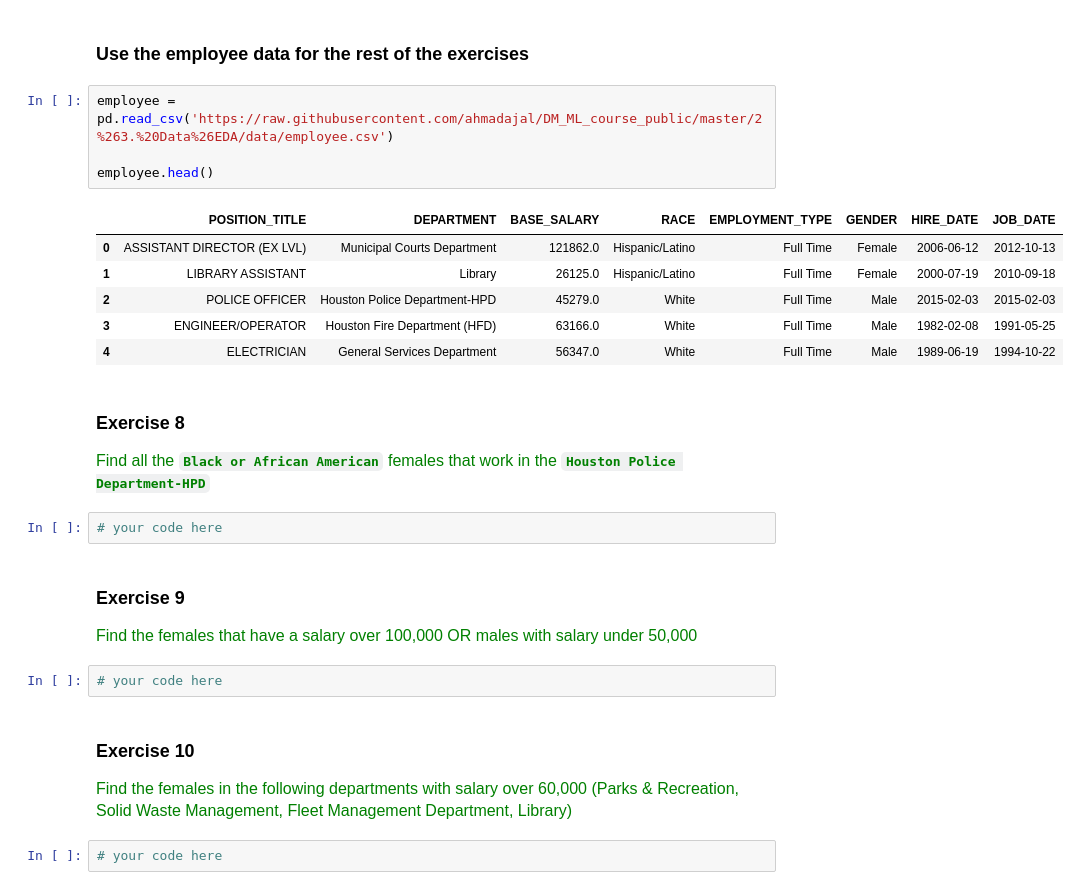
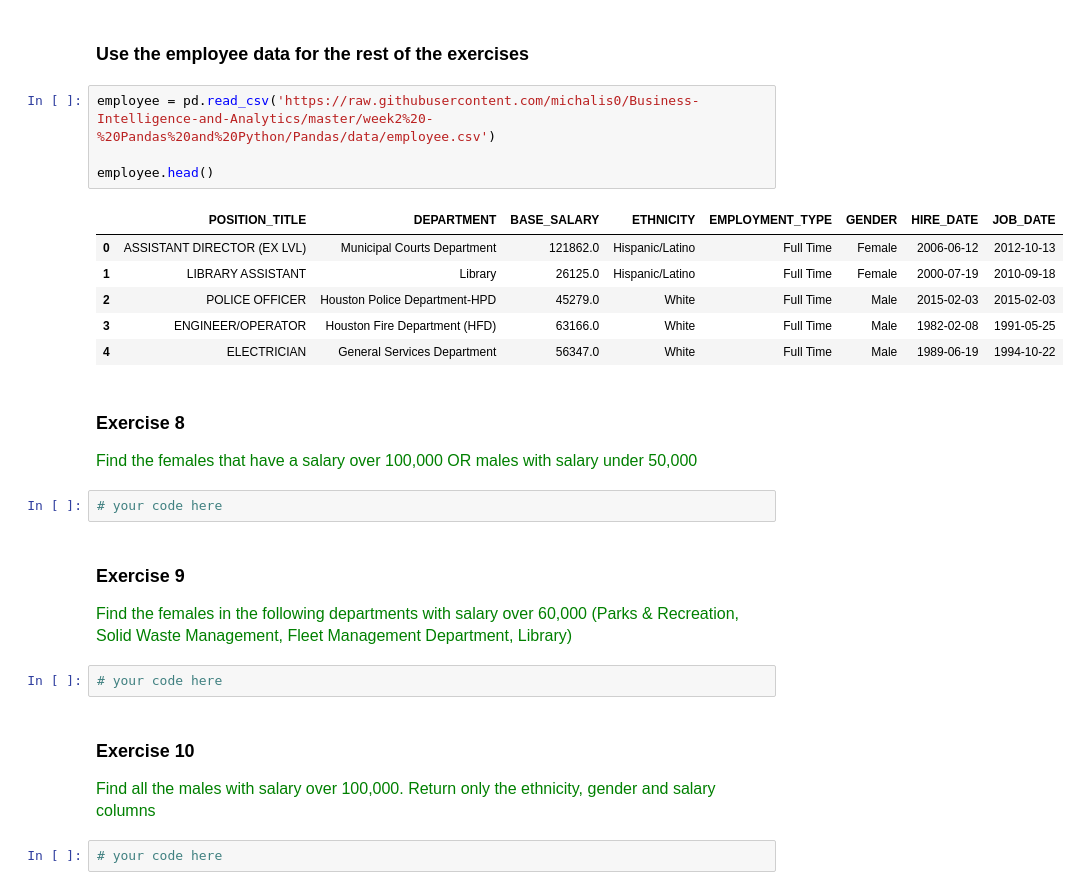
Before and after one commit to michalis0/Business-Intelligence-and-Analytics, a Jupyter notebook: week2 - Pandas and Python/walkthroughs/02 Boolean Indexing.ipynb, the cells around one changed output. Cells and saved outputs as stored; diff of their text form.

```diff
--- a/week2 - Pandas and Python/walkthroughs/02 Boolean Indexing.ipynb
+++ b/week2 - Pandas and Python/walkthroughs/02 Boolean Indexing.ipynb
@@ -891,11 +891,11 @@ so.head()
 # %% [markdown]
 ### Use the employee data for the rest of the exercises
 # %%
-employee = pd.read_csv('https://raw.githubusercontent.com/ahmadajal/DM_ML_course_public/master/2%263.%20Data%26EDA/data/employee.csv')
+employee = pd.read_csv('https://raw.githubusercontent.com/michalis0/Business-Intelligence-and-Analytics/master/week2%20-%20Pandas%20and%20Python/Pandas/data/employee.csv')
 
 employee.head()
 # %% [output]
-|  | POSITION_TITLE | DEPARTMENT | BASE_SALARY | RACE | EMPLOYMENT_TYPE | GENDER | HIRE_DATE | JOB_DATE |
+|  | POSITION_TITLE | DEPARTMENT | BASE_SALARY | ETHNICITY | EMPLOYMENT_TYPE | GENDER | HIRE_DATE | JOB_DATE |
 | 0 | ASSISTANT DIRECTOR (EX LVL) | Municipal Courts Department | 121862.0 | Hispanic/Latino | Full Time | Female | 2006-06-12 | 2012-10-13 |
 | 1 | LIBRARY ASSISTANT | Library | 26125.0 | Hispanic/Latino | Full Time | Female | 2000-07-19 | 2010-09-18 |
 | 2 | POLICE OFFICER | Houston Police Department-HPD | 45279.0 | White | Full Time | Male | 2015-02-03 | 2015-02-03 |
@@ -903,16 +903,16 @@ employee.head()
 | 4 | ELECTRICIAN | General Services Department | 56347.0 | White | Full Time | Male | 1989-06-19 | 1994-10-22 |
 # %% [markdown]
 ### Exercise 8
-<span  style="color:green; font-size:16px">Find all the **`Black or African American`** females that work in the **`Houston Police Department-HPD`**</span>
+<span  style="color:green; font-size:16px">Find the females that have a salary over 100,000 OR males with salary under 50,000</span>
 # %%
 # your code here
 # %% [markdown]
 ### Exercise 9
-<span  style="color:green; font-size:16px">Find the females that have a salary over 100,000 OR males with salary under 50,000</span>
+<span  style="color:green; font-size:16px">Find the females in the following departments with salary over 60,000 (Parks & Recreation, Solid Waste Management, Fleet Management Department, Library)  </span>
 # %%
 # your code here
 # %% [markdown]
 ### Exercise 10
-<span  style="color:green; font-size:16px">Find the females in the following departments with salary over 60,000 (Parks & Recreation, Solid Waste Management, Fleet Management Department, Library)  </span>
+<span  style="color:green; font-size:16px">Find all the males with salary over 100,000. Return only the ethnicity, gender and salary columns</span>
 # %%
 # your code here
```
Also changed, not shown: parts of 6 cells of this notebook.
